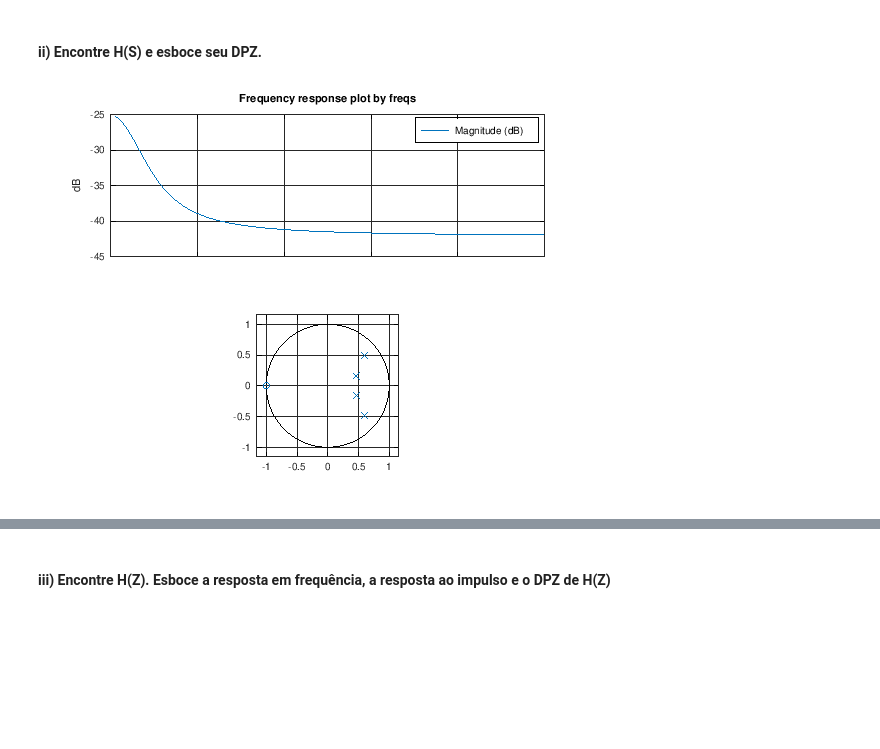
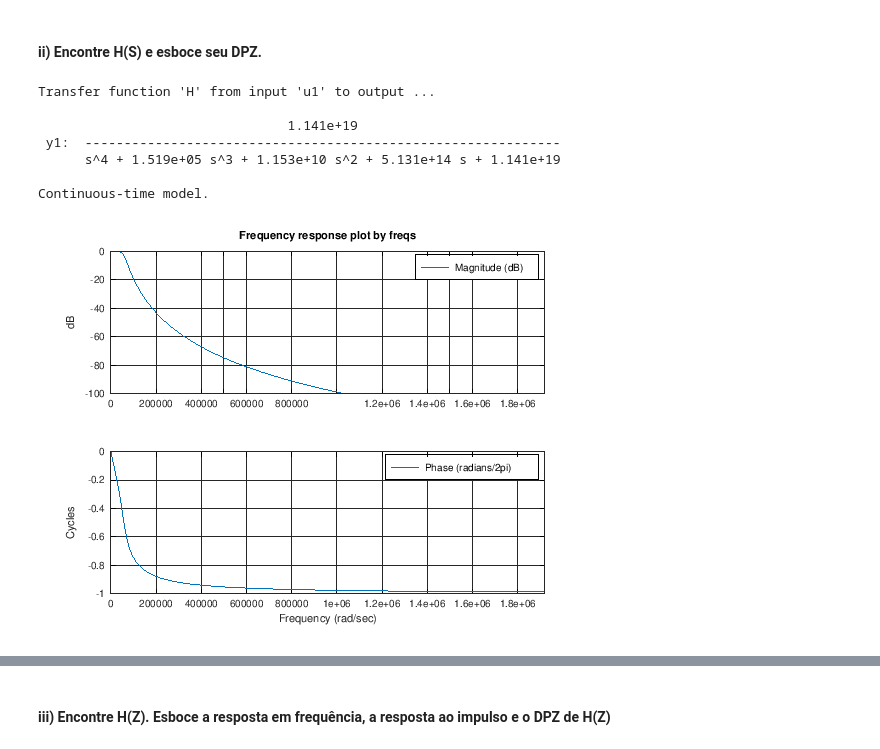
Before and after one commit to diegomhamilton/processamento-digital-de-sinais, a Jupyter notebook: Projeto_2/projeto.ipynb, the cells around one changed output, grey strips where cells are left out. Saved outputs shown, nothing was run; the diff lists cells and outputs as text; code cells hidden in the pictures; blank space fills up the shorter version.

```diff
--- a/Projeto_2/projeto.ipynb
+++ b/Projeto_2/projeto.ipynb
@@ -82,11 +82,16 @@ new_fc =  9250.6
 # %% [markdown]
 #### ii) Encontre H(S) e esboce seu DPZ.
-# %%
-w = logspace(-1, 1, 100);
-h = freqs(b, a, w);
-freqs(b, a, w);
-% plot(w, abs(h))
-% plot(w, angle(h))
-# %% [output]
-[figure, removed]
+# %%
+w = logspace(-2*pi, 2*pi, 1000);
+H = tf(b,a)                  % transforma constante dos polinômios na notação da função transf.
+freqs(b, a, w);              % calcula e plota resposta em frequência do filtro
+# %% [output]
+Transfer function 'H' from input 'u1' to output ...
+
+                                1.141e+19
+ y1:  -------------------------------------------------------------
+      s^4 + 1.519e+05 s^3 + 1.153e+10 s^2 + 5.131e+14 s + 1.141e+19
+
+Continuous-time model.
+[figure, added]
 # %%
```
Also changed, not shown: parts of 12 cells of this notebook.
